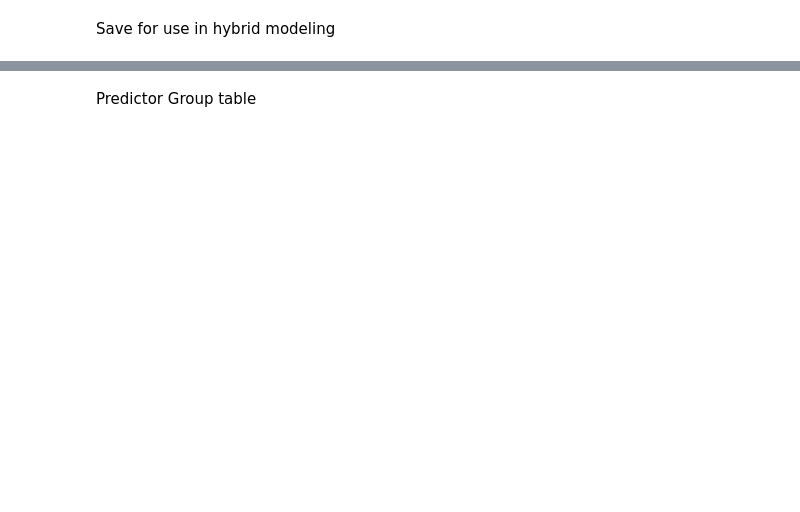
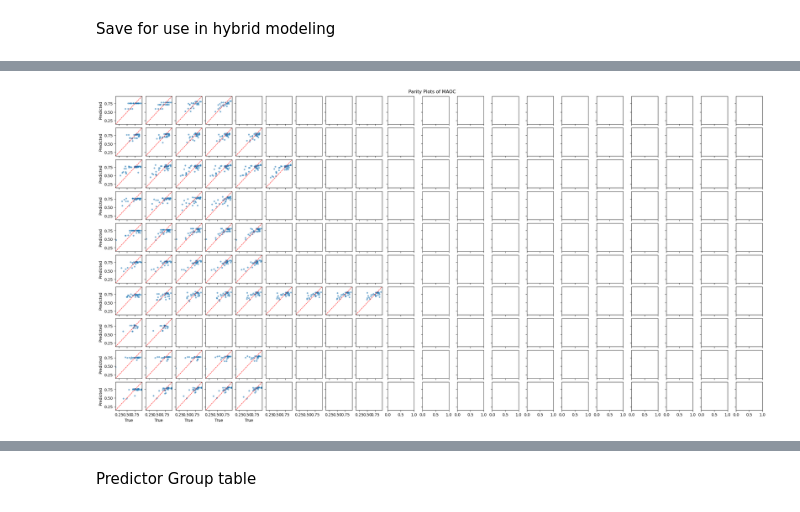
Before and after one commit to LeRoss92/Hybrid-Craig-and-Dynamic-LUCAS, a Jupyter notebook: 1_preprocess.ipynb, the cells around one changed output, grey strips where cells are left out. Saved outputs shown, nothing was run; the diff lists cells and outputs as text; code cells hidden in the pictures; blank space fills up the shorter version.

Commit message:
residual and parity plots

```diff
--- a/1_preprocess.ipynb
+++ b/1_preprocess.ipynb
@@ -1566,8 +1566,13 @@ feature_rename_map['LC_change_09_15_18_E_E_E'] = 'Grass'
 feature_rename_map['LC_change_09_15_18_B_E_E'] = 'Crp_Grs'
 feature_rename_map['LC_change_09_15_18_F_C_C'] = 'Br_Frst'
 feature_rename_map['LC_change_09_15_18_C_C_F'] = 'Frst_Br'
+feature_rename_map['LC_change_09_15_18_E_B_E'] = 'Grs_Crp_Grs'
+feature_rename_map['LC_change_09_15_18_H_H_H'] = 'Wet'
+feature_rename_map['LC_change_09_15_18_C_E_E'] = 'Frst_Grs'
+feature_rename_map['LC_change_09_15_18_C_D_C'] = 'Frst-Shrub-Frst'
 feature_rename_map['N_avg_09_15_18'] = 'N'
 feature_rename_map['K_avg_09_15_18'] = 'K'
+feature_rename_map['P_avg_09_15_18'] = 'P'
 feature_rename_map['pH_avg_09_15_18'] = 'pH'
 feature_rename_map['pH_c_avg_09_15_18'] = 'pH'
 feature_rename_map['doy_avg_09_15_18'] = 'doy'
@@ -1596,6 +1601,10 @@ def string_colors(val):
         'Br_Frst': 'background-color: #c6efce',  # Light green
         'Frst_Br': 'background-color: #c6efce',  # Light green
         'Shrub': 'background-color: #c6efce',  # Light green
+        'Grs_Crp_Grs': 'background-color: #c6efce',  # Light green
+        'Wet': 'background-color: #c6efce',  # Light green
+        'Frst_Grs': 'background-color: #c6efce',  # Light green
+        'Frst-Shrub-Frst': 'background-color: #c6efce',  # Light green
         # Stock/Input
         'OC': 'background-color: #deb887',  # Light brown
         'NPP': 'background-color: #deb887',  # Light brown
@@ -1780,6 +1789,9 @@ def refit_fold(target, fold, model_name, pred_cols, *, df=df, strict=True):
         'r2_train': r2_train,
         'r2_val': r2_val,
         'r2_test': r2_test,
+        'y_train_pred': y_train_pred,
+        'y_val_pred': y_val_pred,
+        'y_test_pred': y_test_pred
     }
 
 
@@ -1790,6 +1802,7 @@ def refit_fold(target, fold, model_name, pred_cols, *, df=df, strict=True):
 import shap
 import xgbfir
 from pathlib import Path
+import matplotlib.pyplot as plt
 
 shap_dir = Path('figures/shap')
 xgbfir_dir = Path('figures/xgbfir')
@@ -1801,6 +1814,19 @@ for i in range(1, 21):
 
 for target in TARGET_CONFIG:
     model_name = use_model.get(target, 'XGB-n')
+    nrows, ncols = 10, 20
+
+    # init parent parity and residual plots
+    fig_parity, axs_parity = plt.subplots(nrows=nrows, ncols=ncols, figsize=(ncols * 1.2, nrows * 1.2), sharex='col', sharey='row', constrained_layout=True)
+    fig_parity.suptitle(f"Parity Plots of {target}")
+    fig_residual, axs_residual = plt.subplots(nrows=nrows, ncols=ncols, figsize=(ncols * 1.2, nrows * 1.2), sharex='col', sharey='row', constrained_layout=True)
+    fig_residual.suptitle(f"Residual (Pred - True) Plots of {target}")
+    x_min, x_max = np.inf, -np.inf
+    res_range = 0
+
+    y_test_true_dict = {}
+    y_test_pred_dict = {}
+
     for fold in range(10):
         row = selection_meta_df[(selection_meta_df['var'] == target) & (selection_meta_df['fold'] == fold) & (selection_meta_df['model'] == model_name)]
         pred_cols = row.iloc[0]['selected_predictors']
@@ -1808,6 +1834,58 @@ for target in TARGET_CONFIG:
             predictors = pred_cols[:n_preds]
             bundle = refit_fold(target, fold, model_name, predictors)
             plot_df_copy.loc[(plot_df_copy['var'] == target) & (plot_df_copy['fold'] == fold), f'R2 {n_preds}'] = bundle['r2_test']
+            y_test_true = bundle['y_val']
+            y_test_pred = bundle['y_val_pred']
+            idx = (fold, n_preds-1)
+            y_test_true_dict[idx] = y_test_true
+            y_test_pred_dict[idx] = y_test_pred
+
+            # for min/max x/y limits:
+            x_min = min(x_min, np.nanmin(y_test_true))
+            x_max = max(x_max, np.nanmax(y_test_true))
+            res_range = max(res_range, np.nanmax(np.abs(y_test_pred - y_test_true)))
+
+            # Parity plot (defer axis limits to second loop!)
+            ax_parity = axs_parity[fold, n_preds-1]
+            ax_parity.scatter(y_test_true, y_test_pred, s=10, alpha=0.5)
+            ax_parity.plot([], [], 'r--', lw=1)  # Plot parity line in next loop.
+            if fold == nrows - 1:
+                ax_parity.set_xlabel("True")
+            if n_preds == 1:
+                ax_parity.set_ylabel("Predicted")
+
+            # Residual plot (prediction error vs. true)
+            residuals = y_test_pred - y_test_true
+            ax_residual = axs_residual[fold, n_preds-1]
+            ax_residual.scatter(y_test_pred, residuals, s=10, alpha=0.5)
+            ax_residual.axhline(0, color='r', linestyle='--', lw=1)
+            if fold == nrows - 1:
+                ax_residual.set_xlabel("Predicted")
+            if n_preds == 1:
+                ax_residual.set_ylabel("Residual")
+
+    # Now set axis limits & parity line in a second loop
+    for fold in range(10):
+        row = selection_meta_df[(selection_meta_df['var'] == target) & (selection_meta_df['fold'] == fold) & (selection_meta_df['model'] == model_name)]
+        pred_cols = row.iloc[0]['selected_predictors']
+        for n_preds in range(1, len(pred_cols)+1):
+            idx = (fold, n_preds-1)
+            ax_parity = axs_parity[fold, n_preds-1]
+            ax_parity.set_xlim(x_min, x_max)
+            ax_parity.set_ylim(x_min, x_max)
+            ax_parity.plot([x_min, x_max], [x_min, x_max], 'r--', lw=1)
+
+            ax_residual = axs_residual[fold, n_preds-1]
+            ax_residual.set_xlim(x_min, x_max)
+            ax_residual.set_ylim(-res_range, res_range)
+
+
+
+
+
+    #         break
+    #     break
+    # break
 
         # fill plot_df_copy
 
@@ -1825,30 +1903,32 @@ for target in TARGET_CONFIG:
         # else:
         #     continue  # skip slow models in the full loop, or subsample heavily
 
         # shap_values = explainer.shap_values(X_explain)
         # exp = shap.Explanation(
         #     values=shap_values,
         #     data=X_explain,
         #     feature_names=bundle['feature_names'],
         # )
 
         # shap.plots.beeswarm(exp, max_display=20, show=False)
         # plt.savefig(shap_dir / f'{target}_fold{fold}_beeswarm.png', dpi=150, bbox_inches='tight')
         # plt.close()
 
         # for feat in bundle['feature_names']:
         #     shap.plots.scatter(exp[:, feat], color=exp, interaction_index=None, show=False)
         #     plt.savefig(shap_dir / f'{target}_fold{fold}_{feat}.png', dpi=150, bbox_inches='tight')
         #     plt.close()
 
         # # --- xgbfir (XGB only) ---
         # if model_name.startswith('XGB') and model_name != 'XGB-1':
         #     xlsx = xgbfir_dir / f'{target}_fold{fold}.xlsx'
         #     xgbfir.saveXgbFI(
         #         bundle['model'].get_booster(),
         #         feature_names=bundle['feature_names'],
         #         OutputXlsxFile=str(xlsx),
         #         MaxInteractionDepth=2,
         #         TopK=50,
         #         SortBy='Gain',
         #     )
+# %% [output]
+[figure, added]
```
Also changed, not shown: parts of 6 cells of this notebook.
